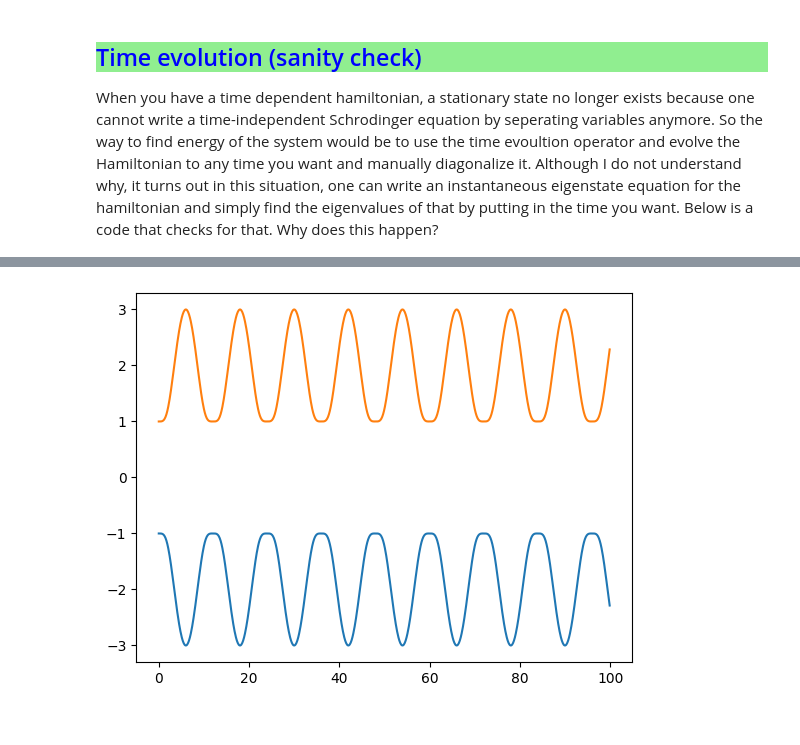
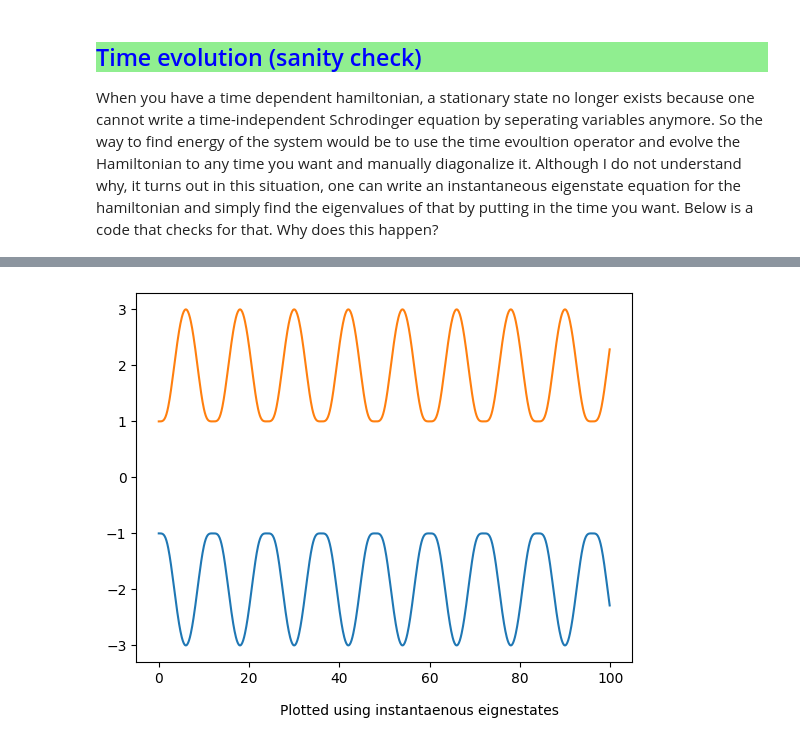
Before and after one commit to shellpwner/Topological-energy-pumping-siumlations, a Jupyter notebook: quasi-state-evolution.ipynb, the cells around one changed output, grey strips where cells are left out. Saved outputs shown, nothing was run; the diff lists cells and outputs as text; code cells hidden in the pictures.

```diff
--- a/quasi-state-evolution.ipynb
+++ b/quasi-state-evolution.ipynb
@@ -68,15 +70,16 @@ plt.show()
 # %%
 band1 = []
 band2 = []
 for i in tvals:
     a, b = np.sort(np.real(la.eigvals(H(w1, phi1, m, i))))
     band1.append(a)
     band2.append(b)
 plt.plot(tvals, band1)
+plt.figtext(0.35,0,'Plotted using instantaenous eignestates')
 plt.plot(tvals, band2)
 plt.show()
 # %% [output]
-[figure, old version]
+[figure, new version]
 # %%
 %reset
 # %% [output]
```
Also changed, not shown: parts of 10 cells of this notebook.
